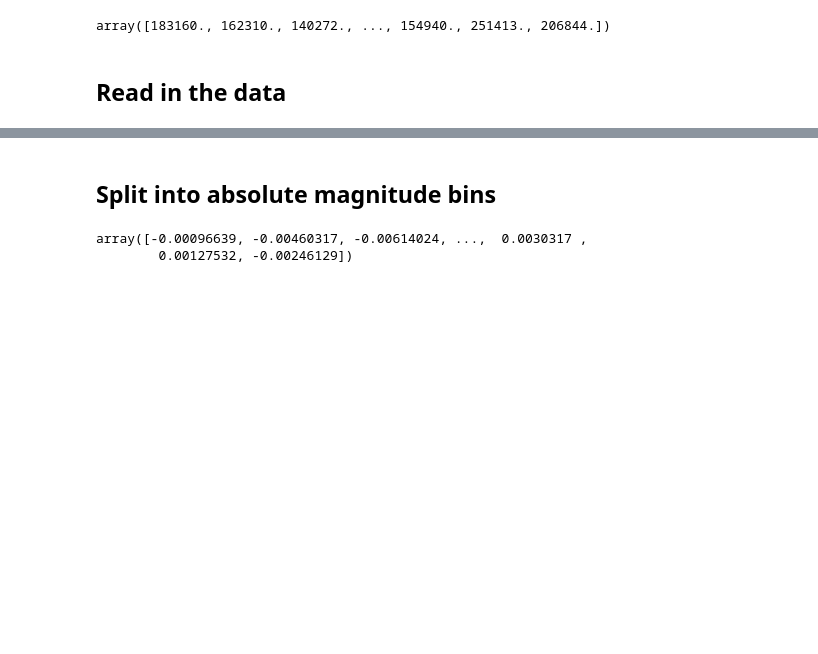
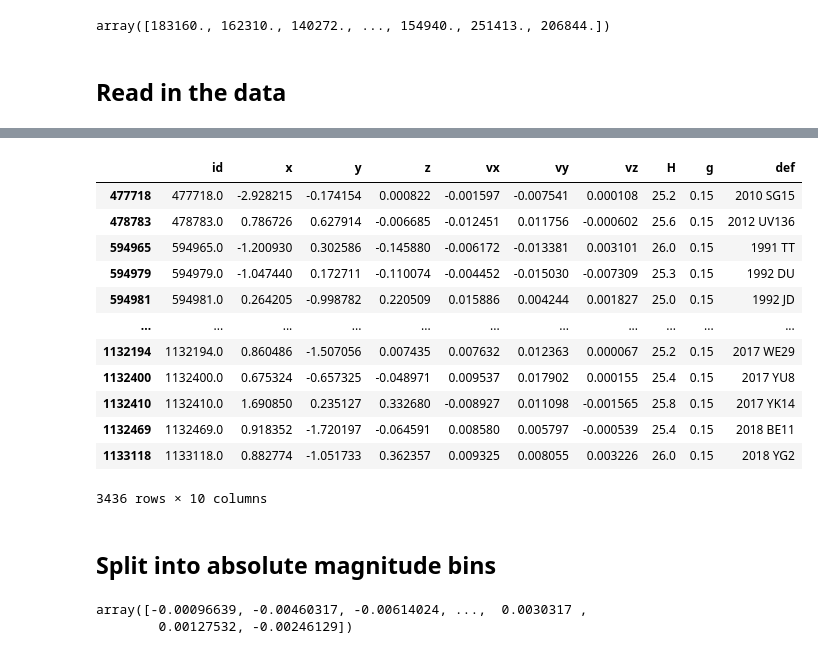
Before and after one commit to dirac-institute/hybrid_sso_catalogue, a Jupyter notebook: KD Tree Exploration.ipynb, the cells around one changed output, grey strips where cells are left out. Saved outputs shown, nothing was run; the diff lists cells and outputs as text; code cells hidden in the pictures; blank space fills up the shorter version.

```diff
--- a/KD Tree Exploration.ipynb
+++ b/KD Tree Exploration.ipynb
@@ -43,3 +60,19 @@ mpcorb = pd.read_hdf("catalogues/mpcorb_propagated.h5", key="df")
+# %%
+mpcorb[np.logical_and(mpcorb.H >= 25, mpcorb.H <= 26)]
+# %% [output]
+|  | id | x | y | z | vx | vy | vz | H | g | def |
+| 477718 | 477718.0 | -2.928215 | -0.174154 | 0.000822 | -0.001597 | -0.007541 | 0.000108 | 25.2 | 0.15 | 2010 SG15 |
+| 478783 | 478783.0 | 0.786726 | 0.627914 | -0.006685 | -0.012451 | 0.011756 | -0.000602 | 25.6 | 0.15 | 2012 UV136 |
+| 594965 | 594965.0 | -1.200930 | 0.302586 | -0.145880 | -0.006172 | -0.013381 | 0.003101 | 26.0 | 0.15 | 1991 TT |
+| 594979 | 594979.0 | -1.047440 | 0.172711 | -0.110074 | -0.004452 | -0.015030 | -0.007309 | 25.3 | 0.15 | 1992 DU |
+| 594981 | 594981.0 | 0.264205 | -0.998782 | 0.220509 | 0.015886 | 0.004244 | 0.001827 | 25.0 | 0.15 | 1992 JD |
+| ... | ... | ... | ... | ... | ... | ... | ... | ... | ... | ... |
+| 1132194 | 1132194.0 | 0.860486 | -1.507056 | 0.007435 | 0.007632 | 0.012363 | 0.000067 | 25.2 | 0.15 | 2017 WE29 |
+| 1132400 | 1132400.0 | 0.675324 | -0.657325 | -0.048971 | 0.009537 | 0.017902 | 0.000155 | 25.4 | 0.15 | 2017 YU8 |
+| 1132410 | 1132410.0 | 1.690850 | 0.235127 | 0.332680 | -0.008927 | 0.011098 | -0.001565 | 25.8 | 0.15 | 2017 YK14 |
+| 1132469 | 1132469.0 | 0.918352 | -1.720197 | -0.064591 | 0.008580 | 0.005797 | -0.000539 | 25.4 | 0.15 | 2018 BE11 |
+| 1133118 | 1133118.0 | 0.882774 | -1.051733 | 0.362357 | 0.009325 | 0.008055 | 0.003226 | 26.0 | 0.15 | 2018 YG2 |
+3436 rows × 10 columns
 # %%
 mpcorb_xyz = np.array([mpcorb["x"].values, mpcorb["y"].values, mpcorb["z"].values]).T
 s3m_xyz = np.array([s3m["x"].values, s3m["y"].values, s3m["z"].values]).T
```
Also changed, not shown: parts of 1 cell of this notebook, 5 other files.
